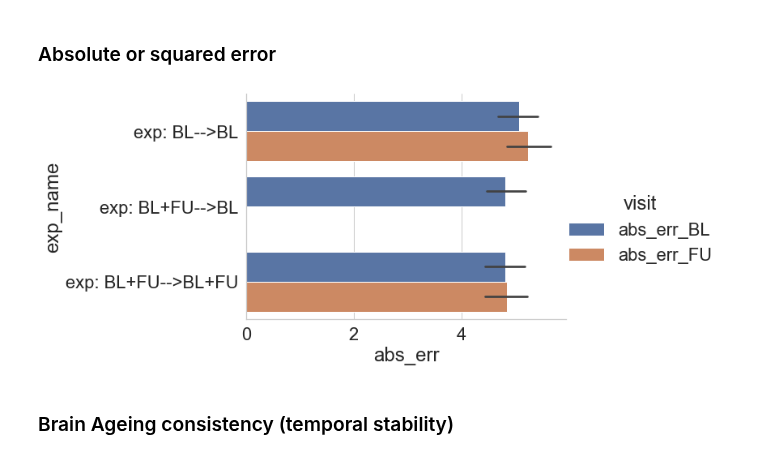
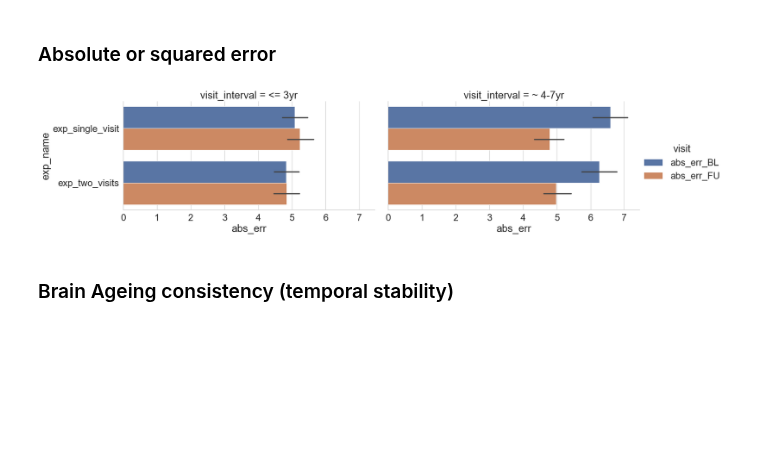
Before and after one commit to nikhil153/brain-diff, a Jupyter notebook: notebooks/3a_baseline_ML_models.ipynb, the cells around one changed output. Cells and saved outputs as stored; diff of their text form; code cells hidden in the pictures; blank space fills up the shorter version.

Commit message:
refactored baseline ML model analysis

```diff
--- a/notebooks/3a_baseline_ML_models.ipynb
+++ b/notebooks/3a_baseline_ML_models.ipynb
@@ -56,6 +61,8 @@ age_ses3_col = "age_at_ses3 (calc)" # "age_at_ses3" or "age_at_ses3 (calc)"
 
 use_sex_col = False # Doesn't help much
 
+demo_cols = ["participant_id","sex",age_ses2_col,age_ses3_col,"CV_subset"]
+
 DKT_fields_df = pd.read_csv(ukbb_dkt_ct_fields)
 DKT_fields_sorted = list(DKT_fields_df.sort_values(["hemi","roi"])["Field ID"].astype(str).values)
 # %% [markdown]
@@ -175,0 +229,33 @@ exp_perf_df.groupby(["exp_name","model"]).mean().reset_index()
+# %%
+trained_model_list  = ["Ridge"]
+exp_longterm_perf_df = pd.DataFrame()
+for exp_name, exp_config in exp_setup_dict.items():
+    print(f"\nexp name: {exp_name}")
+
+    train_data_dict, test_data_dict = get_ML_data(exp_data_df, exp_config, testdata_only=True)
+
+    if exp_name == "exp_single_visit":
+        X_val, y_val = test_data_dict["BL (longterm)"]
+        X_val_FU, y_val_FU = test_data_dict["FU (longterm)"]
+
+    else:
+        X_val, y_val = test_data_dict["BL+FU (longterm)"]
+        X_val_FU = None
+        y_val_FU = None
+
+    print(f"shapes X_val: {X_val.shape}, y_CV: {y_val.shape}")
+
+    model_perf_df = pd.DataFrame()
+    for model_name in trained_model_list:
+        model_save_path = f"{models_dir}{exp_name}_{model_name}.joblib"
+        model_instance = load(model_save_path)
+        X_train = None
+        y_train = None
+        perf_df, model = get_brain_age_perf(model_instance, X_train, y_train, X_val, y_val, X_val_FU, y_val_FU, pretrained=True)
+        perf_df["model"] = model_name
+        model_perf_df = model_perf_df.append(perf_df)
+
+    model_perf_df["exp_name"] = exp_name
+    exp_longterm_perf_df = exp_longterm_perf_df.append(model_perf_df)
+
+exp_longterm_perf_df["visit_interval"] = "~ 4-7yr"
@@ -175,0 +272,4 @@ exp_perf_df.groupby(["exp_name","model"]).mean().reset_index()
+# %%
+id_var_cols = ["exp_name","model","visit_interval"]
+exp_perf_df = exp_perf_df.append(exp_longterm_perf_df)
+exp_perf_df.groupby(id_var_cols).mean().reset_index()
@@ -179,20 +285,20 @@ exp_perf_df.groupby(["exp_name","model"]).mean().reset_index()
 ### Absolute or squared error
 # %%
 err_type = "abs_err"
-plot_df = exp_perf_df[["model","exp_name",f"{err_type}_BL",f"{err_type}_FU"]].copy()
+plot_df = exp_perf_df[id_var_cols + [f"{err_type}_BL",f"{err_type}_FU"]].copy()
 
 plot_df_melt = plot_df.melt(
-    id_vars = ["model","exp_name"],
+    id_vars = id_var_cols,
     var_name = "visit",
     value_name = err_type,
 )
 
 sns.set(font_scale=2)
 with sns.axes_style("whitegrid"):
     # fig, ax = plt.subplots(figsize=(20,10))
-    g = sns.catplot(x=err_type,y="exp_name", hue="visit", kind="bar", data=plot_df_melt, aspect=2)
+    g = sns.catplot(x=err_type,y="exp_name", hue="visit", kind="bar", col="visit_interval", data=plot_df_melt, aspect=2)
 # %% [output]
-[figure, old version]
+[figure, new version]
 # %% [markdown]
 ### Brain Ageing consistency (temporal stability)
 # %%
```
Also changed, not shown: parts of 19 cells of this notebook, 1 other file.
